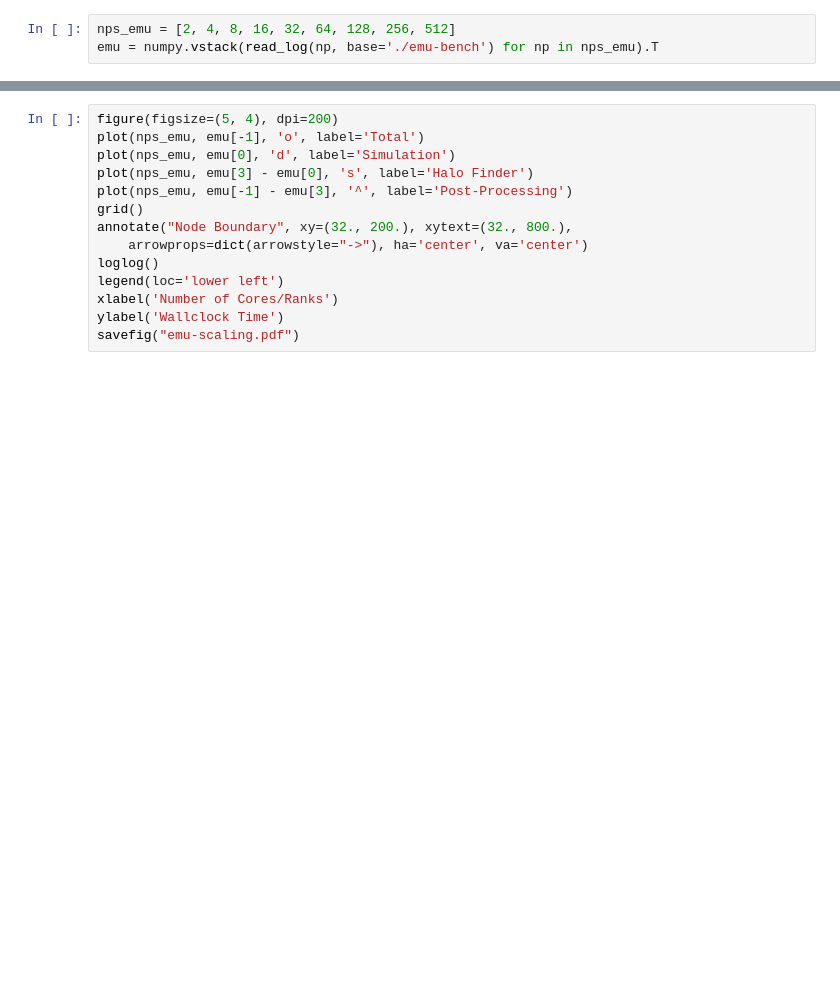
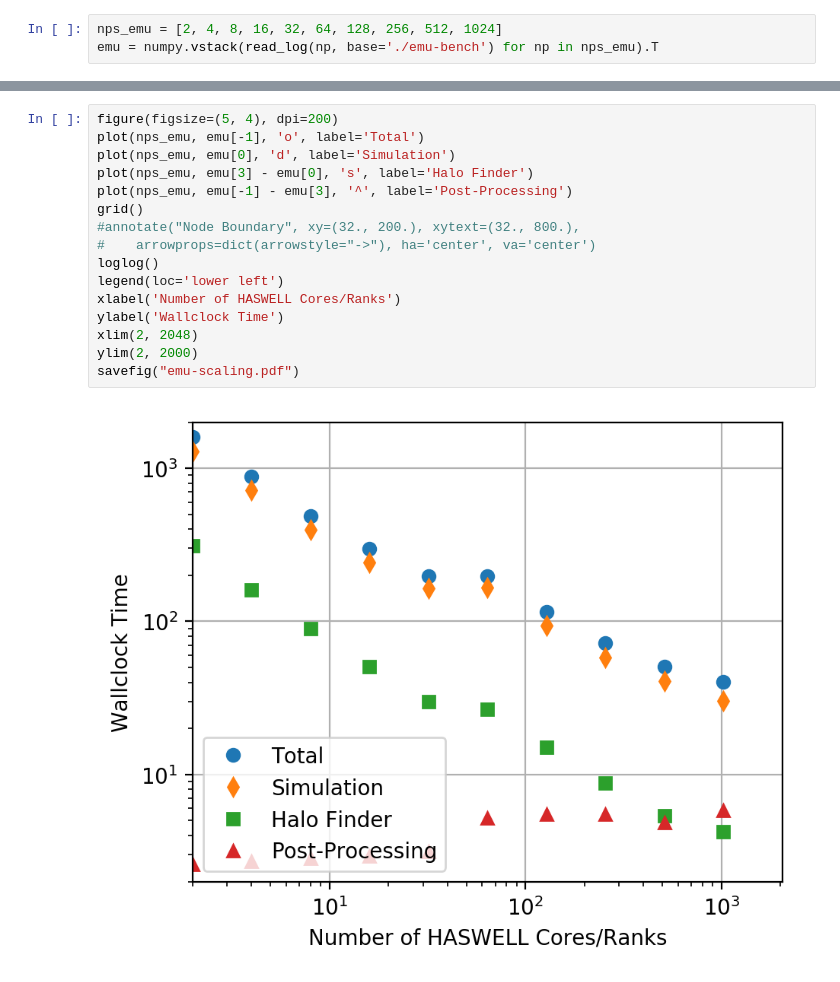
Before and after one commit to bccp/nbodykit, a Jupyter notebook: nersc/bench/BenchmarkFigures.ipynb, the cells around one changed output, grey strips where cells are left out. Cells and saved outputs as stored; diff of their text form; blank space fills up the shorter version.

```diff
--- a/nersc/bench/BenchmarkFigures.ipynb
+++ b/nersc/bench/BenchmarkFigures.ipynb
@@ -32,3 +50,3 @@ savefig("convpower-scaling.pdf")
 # %%
-nps_emu = [2, 4, 8, 16, 32, 64, 128, 256, 512]
+nps_emu = [2, 4, 8, 16, 32, 64, 128, 256, 512, 1024]
 emu = numpy.vstack(read_log(np, base='./emu-bench') for np in nps_emu).T
@@ -35,14 +64,18 @@ emu = numpy.vstack(read_log(np, base='./emu-bench') for np in nps_emu).T
 # %%
 figure(figsize=(5, 4), dpi=200)
 plot(nps_emu, emu[-1], 'o', label='Total')
 plot(nps_emu, emu[0], 'd', label='Simulation')
 plot(nps_emu, emu[3] - emu[0], 's', label='Halo Finder')
 plot(nps_emu, emu[-1] - emu[3], '^', label='Post-Processing')
 grid()
-annotate("Node Boundary", xy=(32., 200.), xytext=(32., 800.),
-    arrowprops=dict(arrowstyle="->"), ha='center', va='center')
+#annotate("Node Boundary", xy=(32., 200.), xytext=(32., 800.),
+#    arrowprops=dict(arrowstyle="->"), ha='center', va='center')
 loglog()
 legend(loc='lower left')
-xlabel('Number of Cores/Ranks')
+xlabel('Number of HASWELL Cores/Ranks')
 ylabel('Wallclock Time')
+xlim(2, 2048)
+ylim(2, 2000)
 savefig("emu-scaling.pdf")
+# %% [output]
+[figure, added]
```
Also changed, not shown: parts of 9 cells of this notebook, 2 other files.
